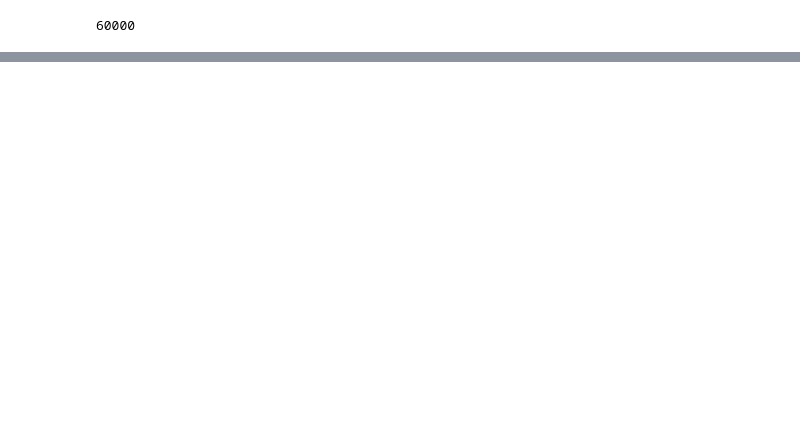
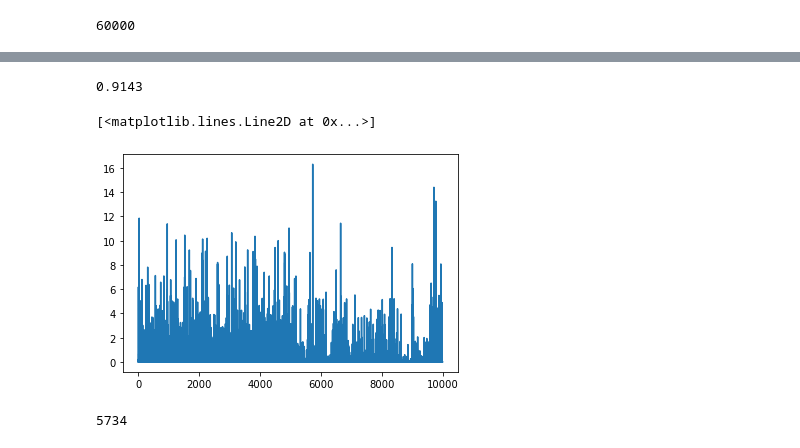
Before and after one commit to benearnthof/mnist, a Jupyter notebook: mnist_from_scratch.ipynb, the cells around one changed output, grey strips where cells are left out. Drawn from its saved outputs; the diff is of its cells as text; code cells hidden in the pictures; blank space fills up the shorter version.

```diff
--- a/mnist_from_scratch.ipynb
+++ b/mnist_from_scratch.ipynb
@@ -359,2 +359,25 @@ l1.dtype, l2.dtype
-# %%
-l1 = model.l1.weight.detach().numpy()
+# %%
+# copy weights from pytorch
+l1[:] = model.l1.weight.detach().numpy().transpose()
+l2[:] = model.l2.weight.detach().numpy().transpose()
+# %%
+# numpy forward pass
+# numpy forward pass
+def forward(x):
+  x = x.dot(l1)
+  x = np.maximum(x, 0)
+  x = x.dot(l2)
+  return x
+
+def numpy_eval():
+  Y_test_preds_out = forward(X_test.reshape((-1, 28*28)))
+  Y_test_preds = np.argmax(Y_test_preds_out, axis=1)
+  return (Y_test == Y_test_preds).mean()
+
+numpy_eval()
+# same result as pytorch!
+# %% [output]
+0.9143
+# %%
+Y_test_preds_out = forward(X_test.reshape((-1, 28*28)))
+Y_test_preds = np.argmax(Y_test_preds_out, axis=1)
@@ -360,0 +388,11 @@ l1 = model.l1.weight.detach().numpy()
+# %%
+ret = -Y_test_preds_out[range(Y_test_preds_out.shape[0]), Y_test] + np.log(np.exp(Y_test_preds_out).sum(axis = 1))
+ret
+plot(ret)
+# %% [output]
+[<matplotlib.lines.Line2D at 0x...>]
+[figure, added]
+# %%
+np.argmax(ret)
+# %% [output]
+5734
```
Also changed, not shown: parts of 12 cells of this notebook.
